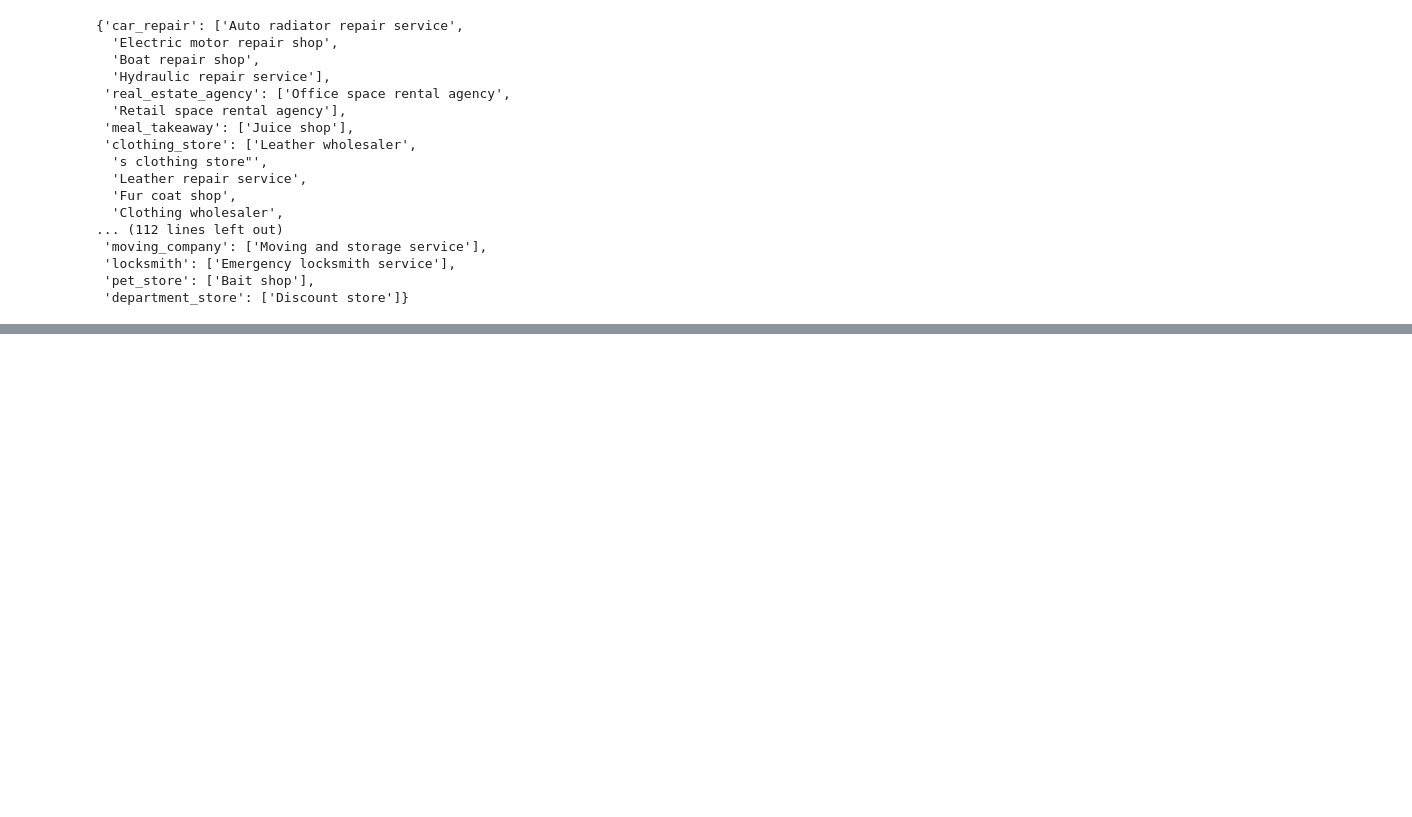
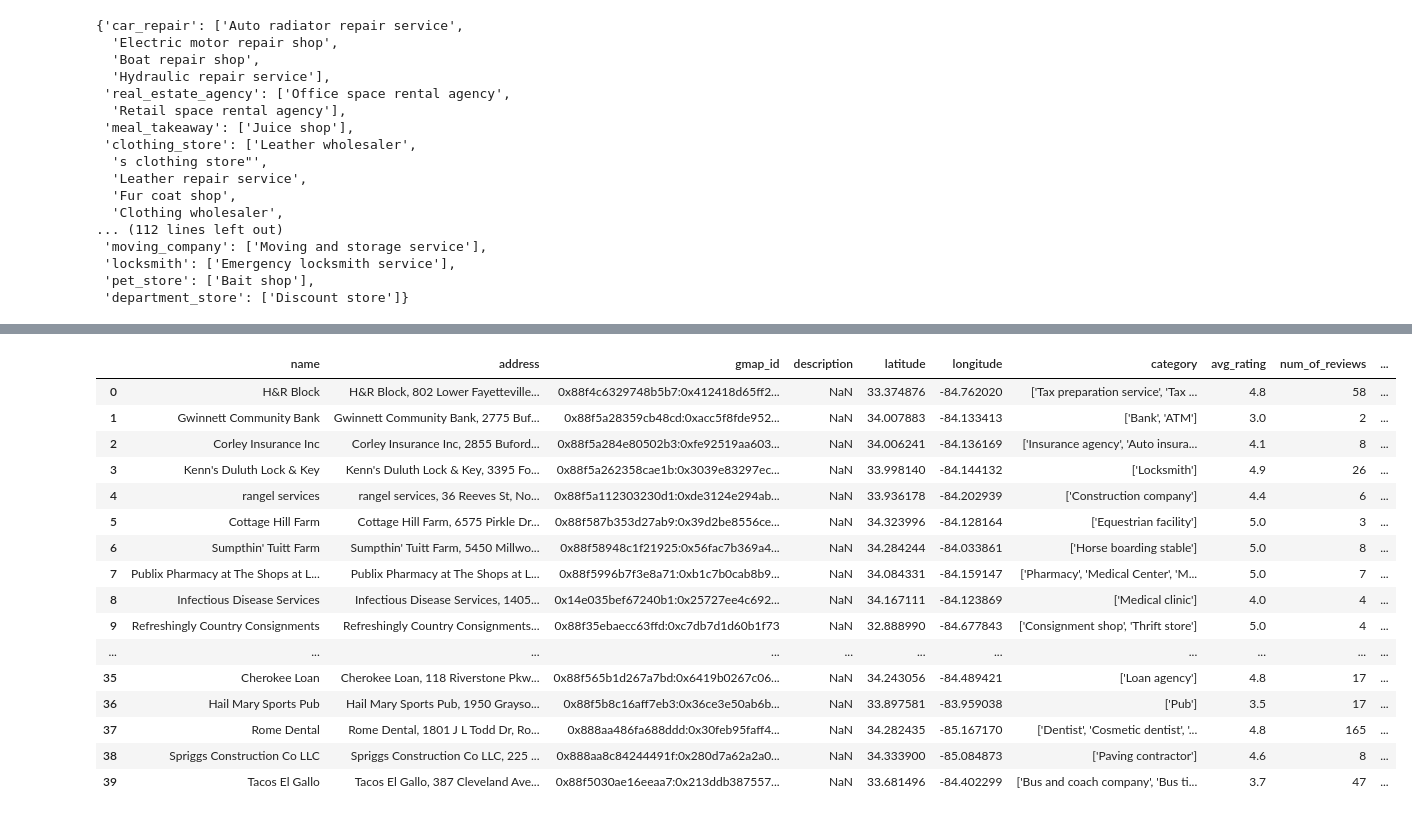
Before and after one commit to jasonphillip/poi-chatgpt-categorizer, a Jupyter notebook: Catergories_POI_Chatgpt.ipynb, the cells around one changed output, grey strips where cells are left out. Drawn from its saved outputs; the diff is of its cells as text; code cells hidden in the pictures; blank space fills up the shorter version.

```diff
--- a/Catergories_POI_Chatgpt.ipynb
+++ b/Catergories_POI_Chatgpt.ipynb
@@ -16,3 +18,10 @@ _ = load_dotenv(find_dotenv())  # read local .env file
 openai.api_key = os.environ["OPENAI_API_KEY"]  # key removed before publishing (2026)
 model = 'gpt-3.5-turbo'
 openai.api_key = os.environ["OPENAI_API_KEY"]  # key removed before publishing (2026)
+# %%
+s3 = boto3.client('s3')
+BUCKET_NAME = 'capstonehaystacks'
+FILE_NAME = 'points-of-interest-google2.csv'
+
+file_obj = s3.get_object(Bucket=BUCKET_NAME, Key=FILE_NAME)
+df = pd.read_csv(file_obj['Body'])
@@ -19,7 +84,7 @@ openai.api_key = os.environ["OPENAI_API_KEY"]  # key removed before publishing (
 # %%
 
 # Load the CSV file into a DataFrame
-df = pd.read_csv('points-of-interest-google2.csv')
+# df = pd.read_csv('points-of-interest-google2.csv')
 # %%
 categories_set = {'accounting', 'airport', 'amusement_park', 'aquarium', 'art_gallery', 'atm', 'bakery', 'bank', 'bar', 'beauty_salon', 'bicycle_store', 'book_store', 'bowling_alley', 'bus_station', 'cafe', 'campground', 'car_dealer', 'car_rental', 'car_repair', 'car_wash', 'casino', 'cemetery', 'church', 'city_hall', 'clothing_store', 'convenience_store', 'courthouse', 'dentist', 'department_store', 'doctor', 'drugstore', 'electrician', 'electronics_store', 'embassy', 'fire_station', 'florist', 'funeral_home', 'furniture_store', 'gas_station', 'gym', 'hair_care', 'hardware_store', 'hindu_temple', 'home_goods_store', 'hospital', 'insurance_agency', 'jewelry_store', 'laundry', 'lawyer', 'library', 'light_rail_station', 'liquor_store', 'local_government_office', 'locksmith', 'lodging', 'meal_delivery', 'meal_takeaway', 'mosque', 'movie_rental', 'movie_theater', 'moving_company', 'museum', 'night_club', 'painter', 'park', 'parking', 'pet_store', 'pharmacy', 'physiotherapist', 'plumber', 'police', 'post_office', 'primary_school', 'real_estate_agency', 'restaurant', 'roofing_contractor', 'rv_park', 'school', 'secondary_school', 'shoe_store', 'shopping_mall', 'spa', 'stadium', 'storage', 'store', 'subway_station', 'supermarket', 'synagogue', 'taxi_stand', 'tourist_attraction', 'train_station', 'transit_station', 'travel_agency', 'university', 'veterinary_care', 'zoo'}
 # %%
@@ -565,0 +744,20 @@ def categorize_businesses(businesses: set, categories: set):
+# %%
+df.head(40)
+# %% [output]
+|  | name | address | gmap_id | description | latitude | longitude | category | avg_rating | num_of_reviews | ... |
+| 0 | H&R Block | H&R Block, 802 Lower Fayetteville... | 0x88f4c6329748b5b7:0x412418d65ff2... | NaN | 33.374876 | -84.762020 | ['Tax preparation service', 'Tax ... | 4.8 | 58 | ... |
+| 1 | Gwinnett Community Bank | Gwinnett Community Bank, 2775 Buf... | 0x88f5a28359cb48cd:0xacc5f8fde952... | NaN | 34.007883 | -84.133413 | ['Bank', 'ATM'] | 3.0 | 2 | ... |
+| 2 | Corley Insurance Inc | Corley Insurance Inc, 2855 Buford... | 0x88f5a284e80502b3:0xfe92519aa603... | NaN | 34.006241 | -84.136169 | ['Insurance agency', 'Auto insura... | 4.1 | 8 | ... |
+| 3 | Kenn's Duluth Lock & Key | Kenn's Duluth Lock & Key, 3395 Fo... | 0x88f5a262358cae1b:0x3039e83297ec... | NaN | 33.998140 | -84.144132 | ['Locksmith'] | 4.9 | 26 | ... |
+| 4 | rangel services | rangel services, 36 Reeves St, No... | 0x88f5a112303230d1:0xde3124e294ab... | NaN | 33.936178 | -84.202939 | ['Construction company'] | 4.4 | 6 | ... |
+| 5 | Cottage Hill Farm | Cottage Hill Farm, 6575 Pirkle Dr... | 0x88f587b353d27ab9:0x39d2be8556ce... | NaN | 34.323996 | -84.128164 | ['Equestrian facility'] | 5.0 | 3 | ... |
+| 6 | Sumpthin' Tuitt Farm | Sumpthin' Tuitt Farm, 5450 Millwo... | 0x88f58948c1f21925:0x56fac7b369a4... | NaN | 34.284244 | -84.033861 | ['Horse boarding stable'] | 5.0 | 8 | ... |
+| 7 | Publix Pharmacy at The Shops at L... | Publix Pharmacy at The Shops at L... | 0x88f5996b7f3e8a71:0xb1c7b0cab8b9... | NaN | 34.084331 | -84.159147 | ['Pharmacy', 'Medical Center', 'M... | 5.0 | 7 | ... |
+| 8 | Infectious Disease Services | Infectious Disease Services, 1405... | 0x14e035bef67240b1:0x25727ee4c692... | NaN | 34.167111 | -84.123869 | ['Medical clinic'] | 4.0 | 4 | ... |
+| 9 | Refreshingly Country Consignments | Refreshingly Country Consignments... | 0x88f35ebaecc63ffd:0xc7db7d1d60b1f73 | NaN | 32.888990 | -84.677843 | ['Consignment shop', 'Thrift store'] | 5.0 | 4 | ... |
+| ... | ... | ... | ... | ... | ... | ... | ... | ... | ... | ... |
+| 35 | Cherokee Loan | Cherokee Loan, 118 Riverstone Pkw... | 0x88f565b1d267a7bd:0x6419b0267c06... | NaN | 34.243056 | -84.489421 | ['Loan agency'] | 4.8 | 17 | ... |
+| 36 | Hail Mary Sports Pub | Hail Mary Sports Pub, 1950 Grayso... | 0x88f5b8c16aff7eb3:0x36ce3e50ab6b... | NaN | 33.897581 | -83.959038 | ['Pub'] | 3.5 | 17 | ... |
+| 37 | Rome Dental | Rome Dental, 1801 J L Todd Dr, Ro... | 0x888aa486fa688ddd:0x30feb95faff4... | NaN | 34.282435 | -85.167170 | ['Dentist', 'Cosmetic dentist', '... | 4.8 | 165 | ... |
+| 38 | Spriggs Construction Co LLC | Spriggs Construction Co LLC, 225 ... | 0x888aa8c84244491f:0x280d7a62a2a0... | NaN | 34.333900 | -85.084873 | ['Paving contractor'] | 4.6 | 8 | ... |
+| 39 | Tacos El Gallo | Tacos El Gallo, 387 Cleveland Ave... | 0x88f5030ae16eeaa7:0x213ddb387557... | NaN | 33.681496 | -84.402299 | ['Bus and coach company', 'Bus ti... | 3.7 | 47 | ... |
```
Also changed, not shown: parts of 21 cells of this notebook.
